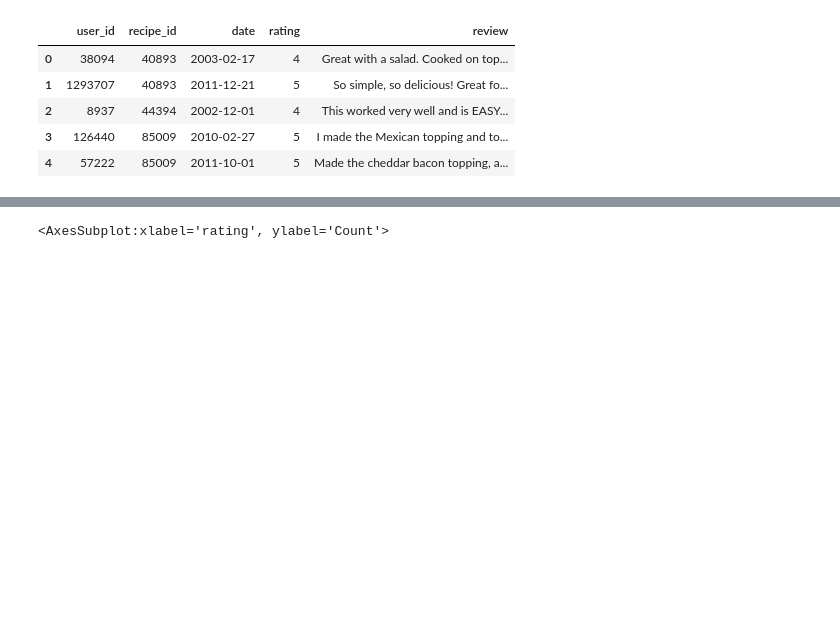
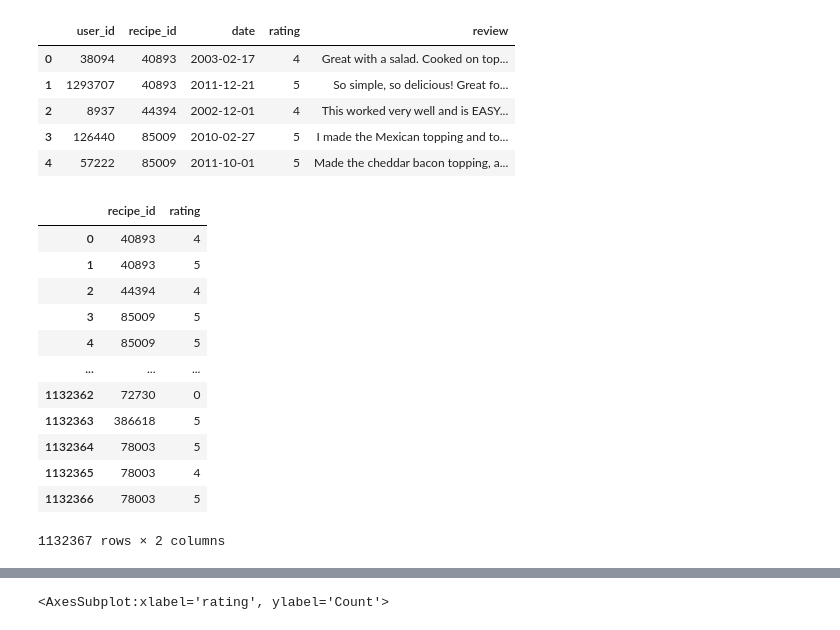
Before and after one commit to mariliabreis/ingredient_matching, a Jupyter notebook: notebooks/gian-notebook/giancarlo_notebook.ipynb, the cells around one changed output, grey strips where cells are left out. Saved outputs shown, nothing was run; the diff lists cells and outputs as text; code cells hidden in the pictures; blank space fills up the shorter version.

```diff
--- a/notebooks/gian-notebook/giancarlo_notebook.ipynb
+++ b/notebooks/gian-notebook/giancarlo_notebook.ipynb
@@ -30,3 +30,20 @@ df_interactions_RAW.head()
 | 2 | 8937 | 44394 | 2002-12-01 | 4 | This worked very well and is EASY... |
 | 3 | 126440 | 85009 | 2010-02-27 | 5 | I made the Mexican topping and to... |
 | 4 | 57222 | 85009 | 2011-10-01 | 5 | Made the cheddar bacon topping, a... |
+# %%
+recipe_df = df_interactions_RAW[['recipe_id','rating']]
+recipe_df
+# %% [output]
+|  | recipe_id | rating |
+| 0 | 40893 | 4 |
+| 1 | 40893 | 5 |
+| 2 | 44394 | 4 |
+| 3 | 85009 | 5 |
+| 4 | 85009 | 5 |
+| ... | ... | ... |
+| 1132362 | 72730 | 0 |
+| 1132363 | 386618 | 5 |
+| 1132364 | 78003 | 5 |
+| 1132365 | 78003 | 4 |
+| 1132366 | 78003 | 5 |
+1132367 rows × 2 columns
```
Also changed, not shown: parts of 3 cells of this notebook, 2 other files.
